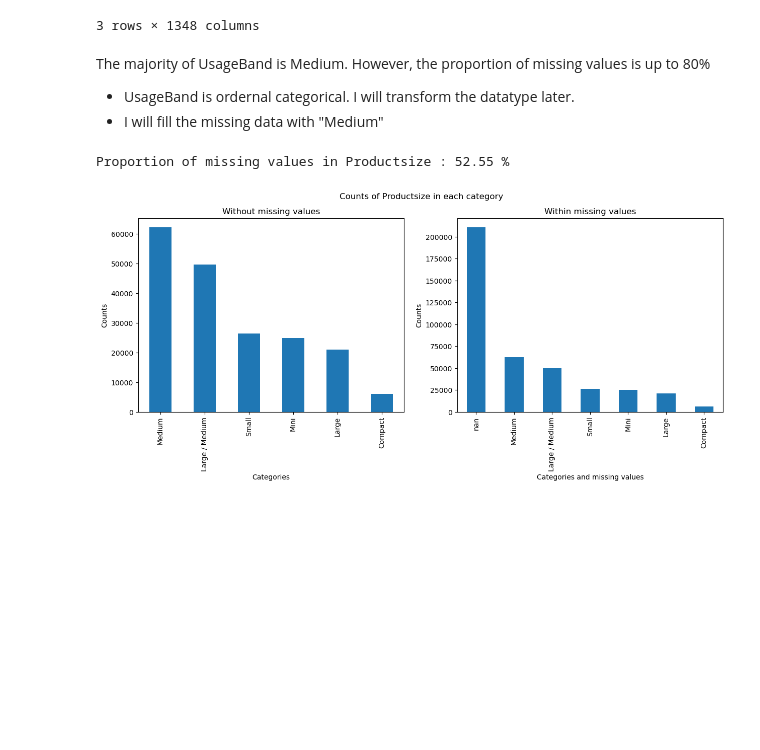
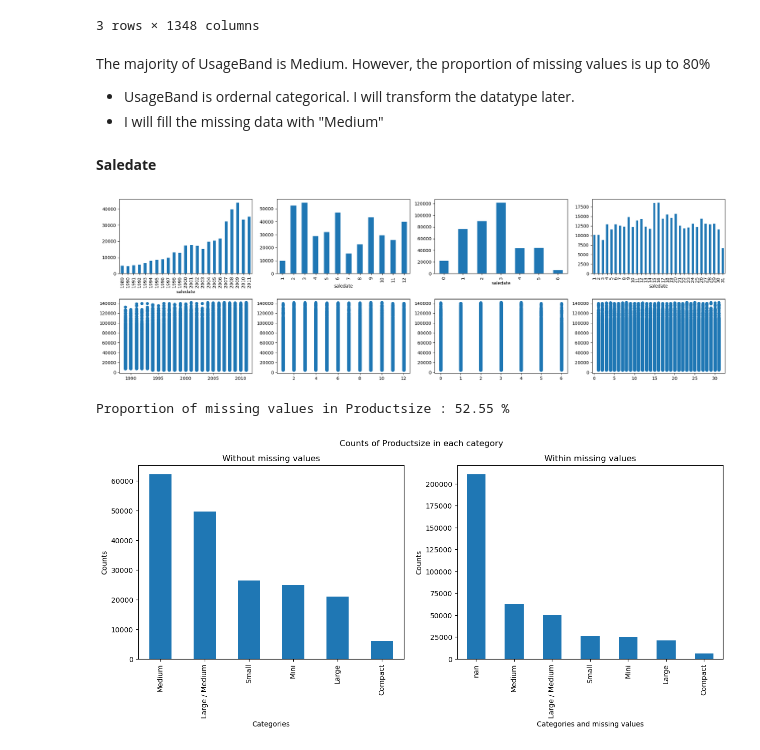
Before and after one commit to Eleanor-git/Regression_Bulldozer, a Jupyter notebook: Bulldozer_price_regression.ipynb, the cells around one changed output. Saved outputs shown, nothing was run; the diff lists cells and outputs as text; code cells hidden in the pictures; blank space fills up the shorter version.

```diff
--- a/Bulldozer_price_regression.ipynb
+++ b/Bulldozer_price_regression.ipynb
@@ -247,6 +289,37 @@ The majority of UsageBand is Medium. However, the proportion of missing values i
 
 * UsageBand is ordernal categorical. I will transform the datatype later.
 * I will fill the missing data with "Medium"
+# %% [markdown]
+**Saledate**
+# %%
+saledate_year = pd.to_datetime(train_df['saledate']).dt.year
+saledate_month = pd.to_datetime(train_df['saledate']).dt.month
+saledate_weekday = pd.to_datetime(train_df['saledate']).dt.dayofweek
+saledate_day = pd.to_datetime(train_df['saledate']).dt.day
+
+fig, axes = plt.subplots(figsize = (20, 6),
+                         ncols = 4,
+                         nrows = 2)
+
+saledate_year.value_counts().sort_index().plot.bar(ax = axes[0,0])
+saledate_month.value_counts().sort_index().plot.bar(ax = axes[0,1])
+saledate_weekday.value_counts().sort_index().plot.bar(ax = axes[0,2])
+saledate_day.value_counts().sort_index().plot.bar(ax = axes[0,3])
+axes[1, 0].scatter(saledate_year,
+          train_df['SalePrice'])
+
+axes[1, 1].scatter(saledate_month,
+          train_df['SalePrice'])
+
+axes[1, 2].scatter(saledate_weekday,
+          train_df['SalePrice']);
+
+axes[1, 3].scatter(saledate_day,
+          train_df['SalePrice']);
+
+fig.tight_layout()
+# %% [output]
+[figure, added]
 # %%
 print(f"Proportion of missing values in Productsize : { train_df['ProductSize'].isna().sum() / train_df.shape[0] * 100 :.2f} %")
 fig, (ax0, ax1) = plt.subplots(figsize = (15, 5),
```
Also changed, not shown: parts of 29 cells of this notebook, 1 other file.
